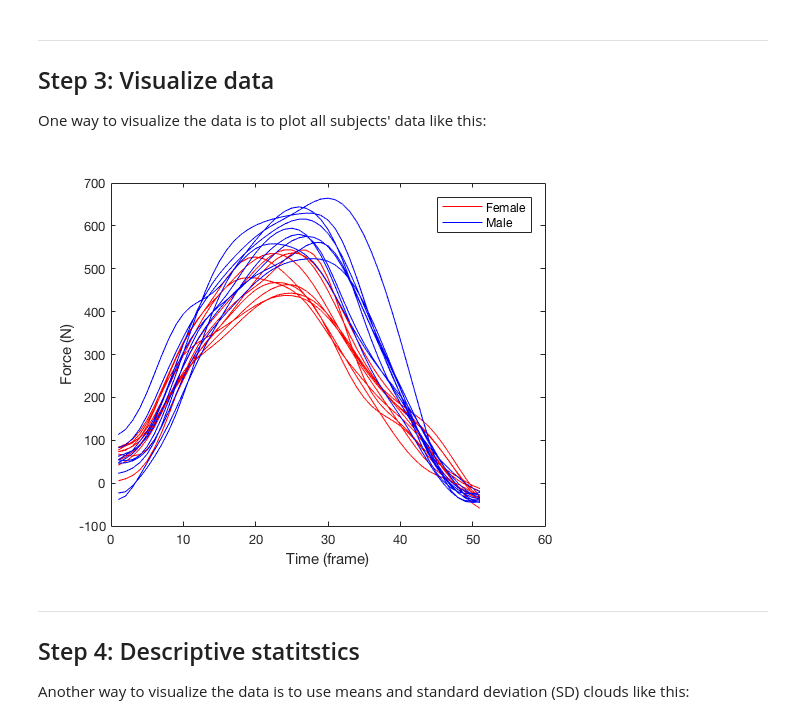
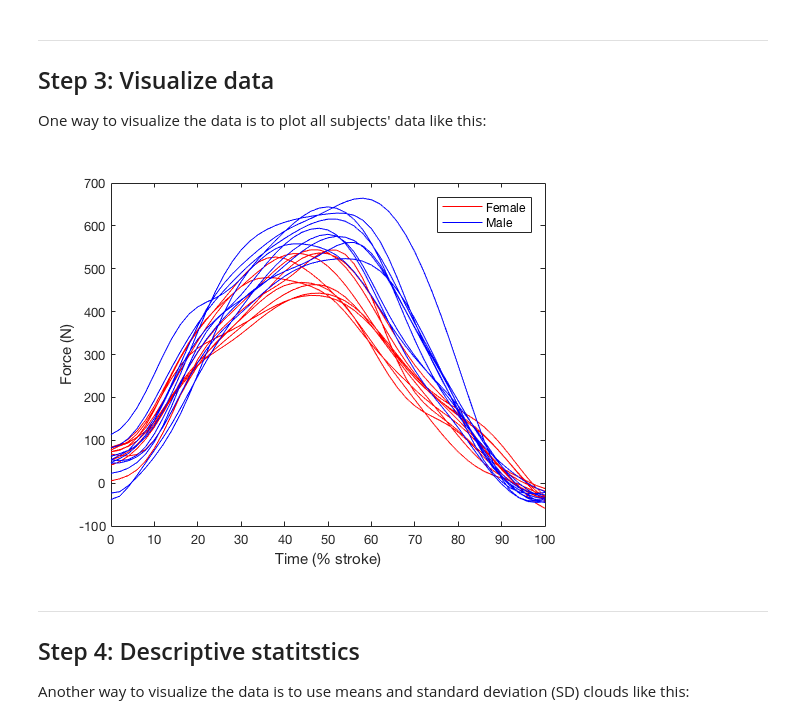
Before and after one commit to 0todd0000/fda-pca-spm, a Jupyter notebook: Notebooks/ipynb/1_Introduction.ipynb, the cells around one changed output. Saved outputs shown, nothing was run; the diff lists cells and outputs as text; code cells hidden in the pictures.

```diff
--- a/Notebooks/ipynb/1_Introduction.ipynb
+++ b/Notebooks/ipynb/1_Introduction.ipynb
@@ -70,14 +75,15 @@ ____________
 
 One way to visualize the data is to plot all subjects' data like this:
 # %%
-h0 = plot(Pin_Force_Bow_Female, 'r');
+t  = linspace(0, 100, 51);   %time
+h0 = plot(t, Pin_Force_Bow_Female, 'r');
 hold on
-h1 = plot(Pin_Force_Bow_Male, 'b');
+h1 = plot(t, Pin_Force_Bow_Male, 'b');
 legend([h0(1) h1(1)], 'Female', 'Male')
-xlabel('Time (frame)')
+xlabel('Time (% stroke)')
 ylabel('Force (N)')
 # %% [output]
-[figure, old version]
+[figure, new version]
 # %% [markdown]
 ____________
 ## Step 4:  Descriptive statitstics
```
Also changed, not shown: parts of 2 cells of this notebook, 4 other files.
